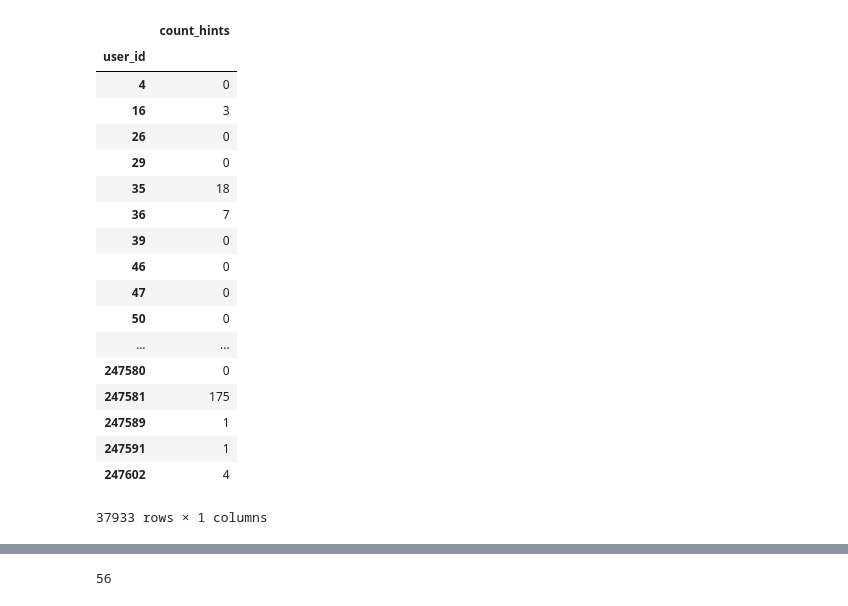
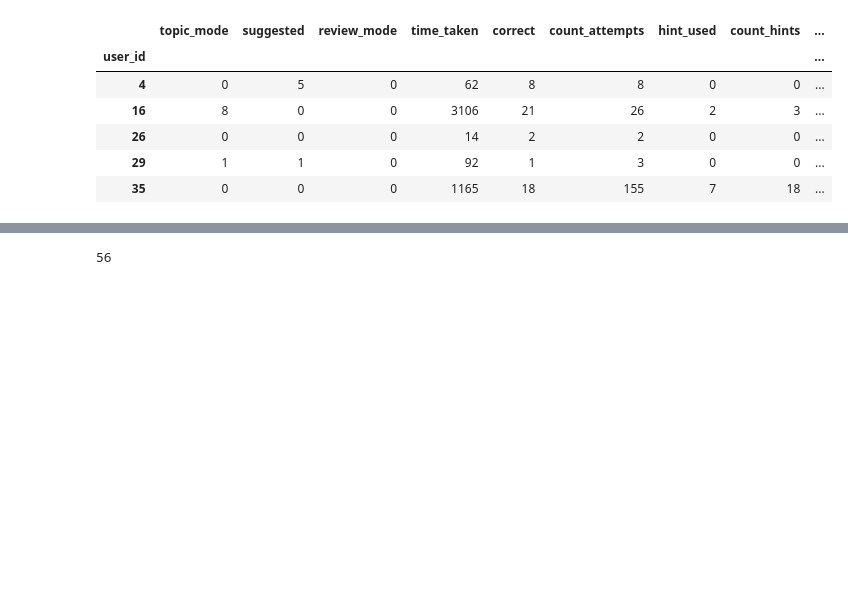
Before and after one commit to branlindsey/junyi_app_user, a Jupyter notebook: CreatingUserTable.ipynb, the cells around one changed output, grey strips where cells are left out. Saved outputs shown, nothing was run; the diff lists cells and outputs as text; code cells hidden in the pictures; blank space fills up the shorter version.

```diff
--- a/CreatingUserTable.ipynb
+++ b/CreatingUserTable.ipynb
@@ -27,32 +27,20 @@ data.head()
 | 9 | 13719 | 0 | 0 | 0 | 2014-03-06 09:30:38.458960 | 2 | 1 | 1 | ... |
 | 43 | 41750 | 1 | 1 | 0 | 2014-03-11 16:35:37.248730 | 15 | 1 | 1 | ... |
 # %%
-#Creating User Table
-users = data[['user_id', 'count_hints']].groupby('user_id').sum()
+#Creating User Table with sums of data points
+users = data.groupby('user_id').sum()
 # %%
 user_table = pd.DataFrame(users)
 # %%
-user_table
+user_table.head()
 # %% [output]
-|  | count_hints |
-| user_id |  |
-| 4 | 0 |
-| 16 | 3 |
-| 26 | 0 |
-| 29 | 0 |
-| 35 | 18 |
-| 36 | 7 |
-| 39 | 0 |
-| 46 | 0 |
-| 47 | 0 |
-| 50 | 0 |
-| ... | ... |
-| 247580 | 0 |
-| 247581 | 175 |
-| 247589 | 1 |
-| 247591 | 1 |
-| 247602 | 4 |
+|  | topic_mode | suggested | review_mode | time_taken | correct | count_attempts | hint_used | count_hints | ... |
+| user_id |  |  |  |  |  |  |  |  | ... |
+| 4 | 0 | 5 | 0 | 62 | 8 | 8 | 0 | 0 | ... |
+| 16 | 8 | 0 | 0 | 3106 | 21 | 26 | 2 | 3 | ... |
+| 26 | 0 | 0 | 0 | 14 | 2 | 2 | 0 | 0 | ... |
+| 29 | 1 | 1 | 0 | 92 | 1 | 3 | 0 | 0 | ... |
+| 35 | 0 | 0 | 0 | 1165 | 18 | 155 | 7 | 18 | ... |
-37933 rows × 1 columns
 # %%
 #Creating a More than 10 columns
 total_usage = data['user_id'].value_counts().sort_index()
```
Also changed, not shown: parts of 9 cells of this notebook, 3 other files.
